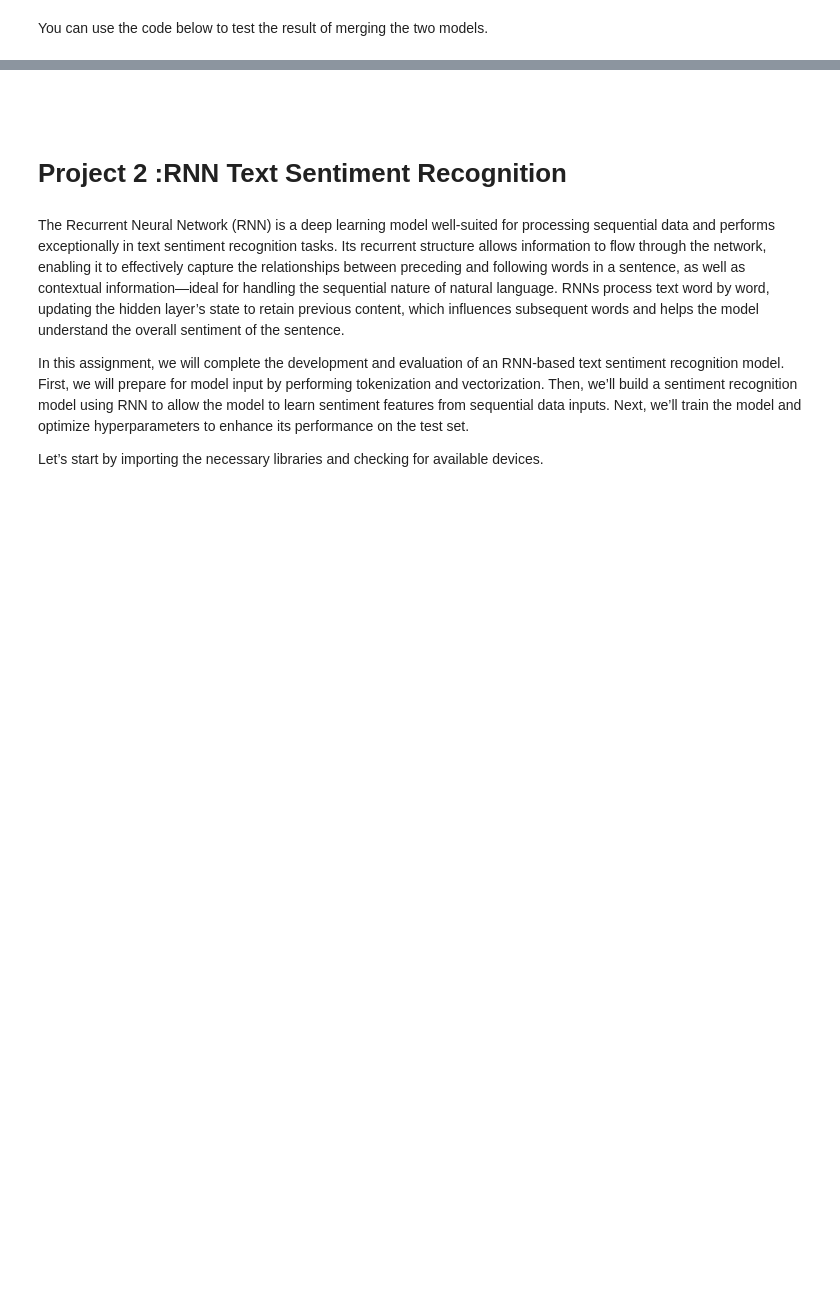
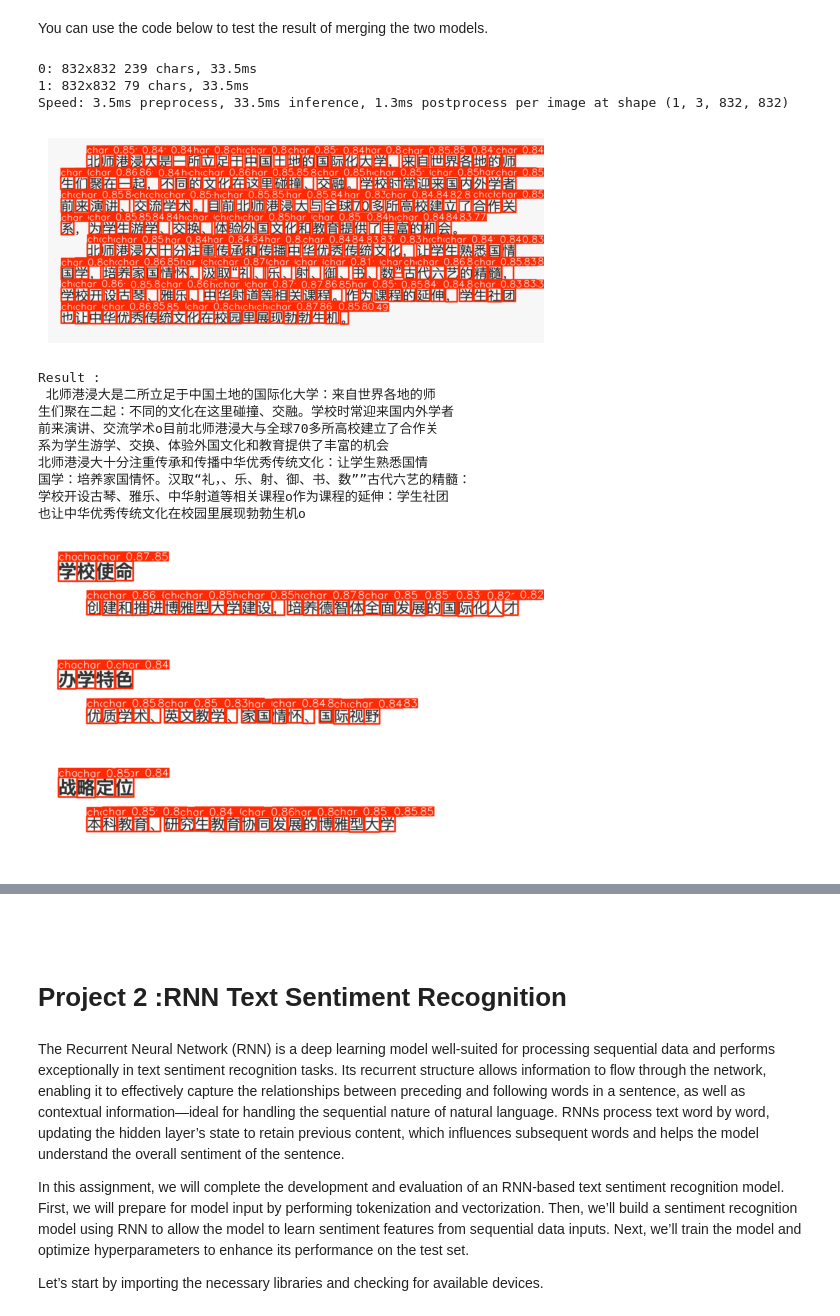
Before and after one commit to niddle0025-cyber/MLhomework, a Jupyter notebook: CNN-RNN.ipynb, the cells around one changed output, grey strips where cells are left out. Saved outputs shown, nothing was run; the diff lists cells and outputs as text; code cells hidden in the pictures; blank space fills up the shorter version.

```diff
--- a/CNN-RNN.ipynb
+++ b/CNN-RNN.ipynb
@@ -799,14 +751,65 @@ import matplotlib.pyplot as plt
 # Load a YOLO model
 yolo = YOLO("best.pt")  # pretrained YOLO model
 image_path = ["IMG1.png","IMG2.png"]
+# ---- Model & transform compatibility fix (replace the two lines above) ----
 device = torch.device("cuda" if torch.cuda.is_available() else "cpu")
-model = torch.load("model_name.pth")
-# Preprocessing function to align with the ResNet model input
+
+# Path to the checkpoint you saved in Task2 (use the best checkpoint)
+# Update this path if you saved somewhere else.
+ckpt_path = "/content/drive/MyDrive/a4/trained_model_best.pth"  # <--- change if needed
+
+# Load checkpoint (it was saved as a dict with "model_state_dict" and "classes")
+ckpt = torch.load(ckpt_path, map_location=device)
+
+# Rebuild the same model architecture used in Task2 (MobileNetV2)
+from torchvision import models
+import torch.nn as nn
+
+def build_task2_model(num_classes, pretrained=False):
+    m = models.mobilenet_v2(pretrained=pretrained)
+    in_features = m.classifier[1].in_features
+    m.classifier = nn.Sequential(
+        nn.Dropout(0.2),
+        nn.Linear(in_features, num_classes)
+    )
+    return m
+
+# Get classes list from checkpoint (fallback: infer from dataset if available)
+classes = ckpt.get("classes", None)
+if classes is None:
+    # fallback: try to obtain classes from an ImageFolder if it exists
+    try:
+        from torchvision.datasets import ImageFolder
+        folder = ImageFolder(root="./generate_data")  # change if your dataset path differs
+        classes = folder.classes
+    except Exception:
+        raise RuntimeError("Cannot determine class names. Provide checkpoint with 'classes' or point ImageFolder to dataset.")
+
+num_classes = len(classes)
+model = build_task2_model(num_classes=num_classes, pretrained=False)
+model.load_state_dict(ckpt["model_state_dict"])
+model = model.to(device)
+model.eval()  # set model to evaluation mode
+
+# Make dataset variable that teacher code expects (dataset.classes used later)
+# if teacher code expects 'dataset' object with .classes, create a small wrapper:
+class _DummyDataset:
+    def __init__(self, classes):
+        self.classes = classes
+dataset = _DummyDataset(classes)
+
+# Preprocessing transform: match Task2 training transforms (ImageNet-style 3-channel)
+imagenet_mean = [0.485, 0.456, 0.406]
+imagenet_std  = [0.229, 0.224, 0.225]
+from torchvision import transforms
+
 transform = transforms.Compose([
-    transforms.Resize((64, 64)),  # Resize to match the expected input size
+    transforms.Resize((112, 112)),   # use the same image_size used in training
     transforms.ToTensor(),
-    transforms.Normalize((0.5,), (0.5,))  # Normalize
+    transforms.Normalize(imagenet_mean, imagenet_std)
 ])
+# -------------------------------------------------------------------------
+
 
 # Run inference and get the first result
 results = yolo(image_path)
@@ -844,30 +847,45 @@ for index,result in enumerate(results):
     # Iterate over each line of detected boxes
     recognized_text = ""
     for line in lines:
         for box in line:
             x1, y1, x2, y2 = box[0]
             image = Image.open(image_path[index]).convert("RGB")
 
             # Crop the original image to get the detected region
             cropped_img = image.crop((x1, y1, x2, y2))
 
             # Calculate padding (20% of width and height)
             width, height = cropped_img.size
             padding_w, padding_h = int(width * 0.2), int(height * 0.2)
 
             # Add padding to the image
             padded_img = ImageOps.expand(cropped_img, border=(padding_w, padding_h), fill=(255, 255, 255))
 
             # Transform the padded image for ResNet input
             input_tensor = transform(padded_img).unsqueeze(0).to(device)
 
             # Character recognition with ResNet model
             with torch.no_grad():
                 output = model(input_tensor)
                 predicted_class = output.argmax(1).item()
                 recognized_char = dataset.classes[predicted_class]
                 recognized_text += recognized_char
         recognized_text += "\n"  # Add space between lines for readability
 
     # Output the recognized text
     print(f"Result :\n {recognized_text}")
+# %% [output]
+0: 832x832 239 chars, 33.5ms
+1: 832x832 79 chars, 33.5ms
+Speed: 3.5ms preprocess, 33.5ms inference, 1.3ms postprocess per image at shape (1, 3, 832, 832)
+[figure, added]
+Result :
+ 北师港浸大是二所立足于中国土地的国际化大学：来自世界各地的师
+生们聚在二起：不同的文化在这里碰撞、交融。学校时常迎来国内外学者
+前来演讲、交流学术o目前北师港浸大与全球70多所高校建立了合作关
+系为学生游学、交换、体验外国文化和教育提供了丰富的机会
+北师港浸大十分注重传承和传播中华优秀传统文化：让学生熟悉国情
+国学：培养家国情怀。汉取“礼，、乐、射、御、书、数””古代六艺的精髓：
+学校开设古琴、雅乐、中华射道等相关课程o作为课程的延伸：学生社团
+也让中华优秀传统文化在校园里展现勃勃生机o
+[figure, added]
```
Also changed, not shown: parts of 12 cells of this notebook.
